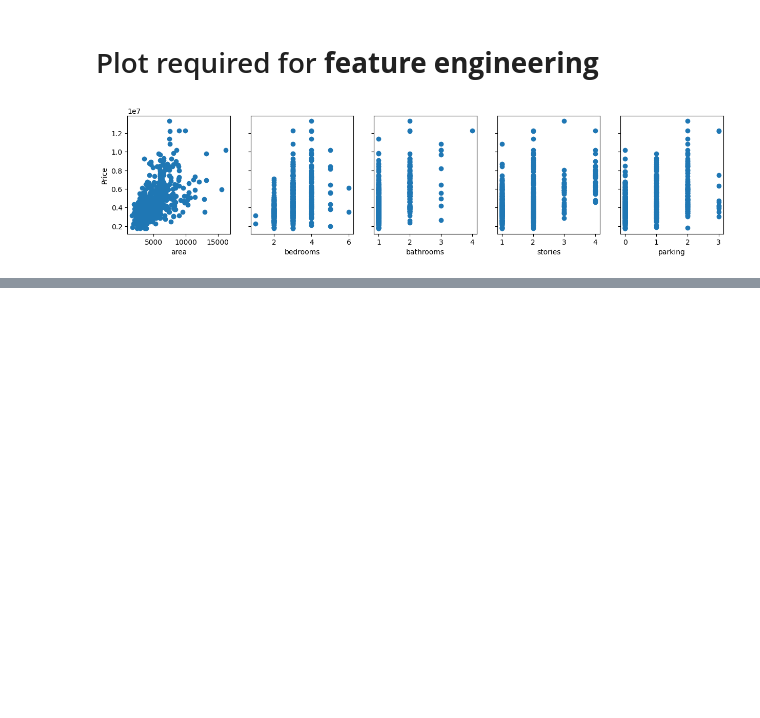
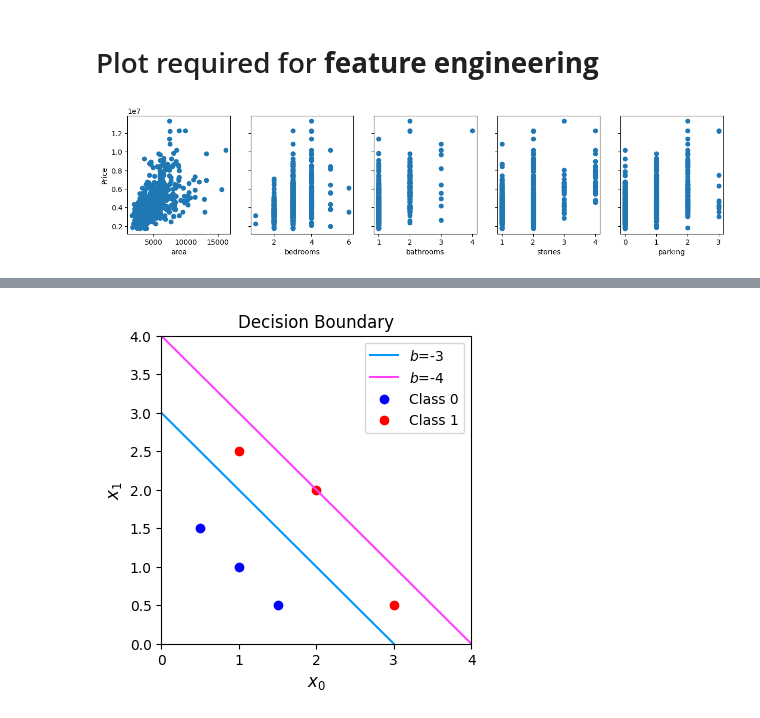
Before and after one commit to AshishRaj04/Matplotlib-Hacks, a Jupyter notebook: matplotlib.ipynb, the cells around one changed output, grey strips where cells are left out. Saved outputs shown, nothing was run; the diff lists cells and outputs as text; code cells hidden in the pictures; blank space fills up the shorter version.

```diff
--- a/matplotlib.ipynb
+++ b/matplotlib.ipynb
@@ -45,0 +62,25 @@ plt.show()
+# %%
+dlc = {"dlblue": "#0096ff", "dlorange": "#FF9300", "dldarkred": "#C00000", "dlmagenta": "#FF40FF", "dlpurple": "#7030A0"}
+x0 = np.arange(0,6)
+
+# Plot the two decision boundaries
+x1 = 3 - x0
+x1_other = 4 - x0
+
+fig,ax = plt.subplots(1, 1, figsize=(4,4))
+# Plot the decision boundary
+ax.plot(x0,x1, c=dlc["dlblue"], label="$b$=-3")
+ax.plot(x0,x1_other, c=dlc["dlmagenta"], label="$b$=-4")
+ax.axis([0, 4, 0, 4])
+
+# Plot the original data
+ax.scatter(X_train[:,0][y_train==0],X_train[:,1][y_train==0],c='blue', marker='o', label='Class 0')
+ax.scatter(X_train[:,0][y_train==1],X_train[:,1][y_train==1],c='red', marker='o', label='Class 1')
+ax.axis([0, 4, 0, 4])
+ax.set_ylabel('$x_1$', fontsize=12)
+ax.set_xlabel('$x_0$', fontsize=12)
+plt.legend(loc="upper right")
+plt.title("Decision Boundary")
+plt.show()
+# %% [output]
+[figure, added]
```
Also changed, not shown: parts of 3 cells of this notebook.
